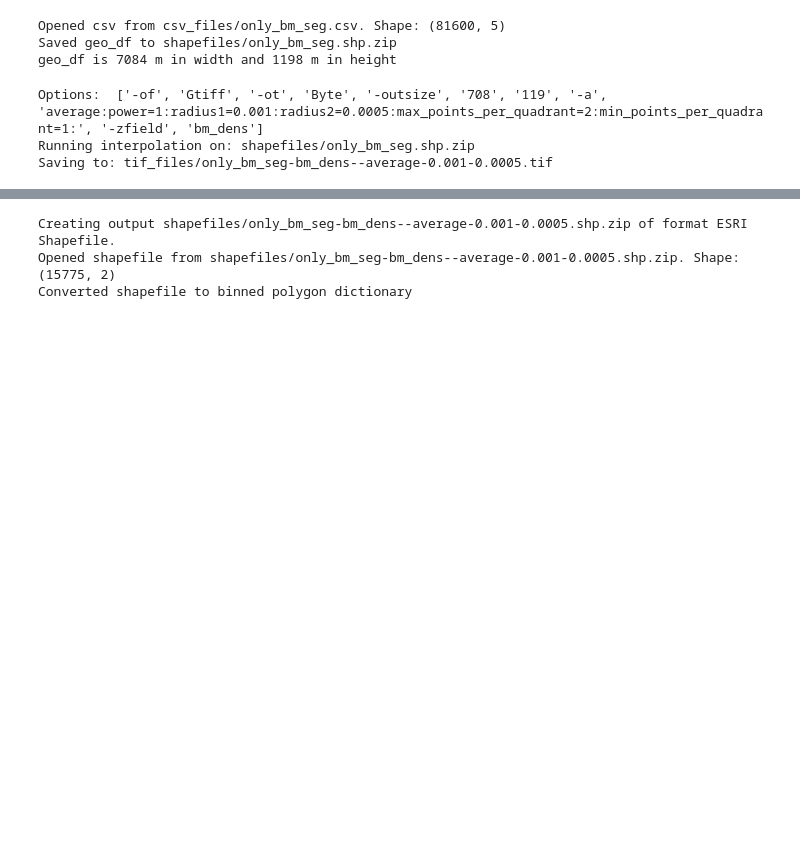
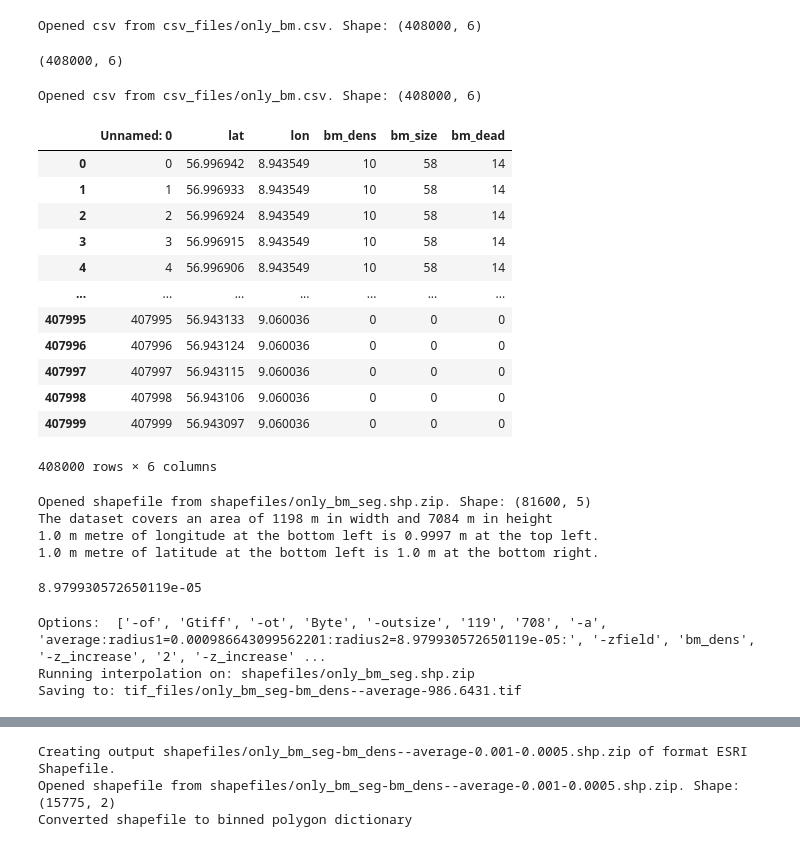
Before and after one commit to figgeous/kml-creator, a Jupyter notebook: whole_process_moving_average.ipynb, the cells around one changed output, grey strips where cells are left out. Cells and saved outputs as stored; diff of their text form; code cells hidden in the pictures; blank space fills up the shorter version.

```diff
--- a/whole_process_moving_average.ipynb
+++ b/whole_process_moving_average.ipynb
@@ -1,5 +1,27 @@
 # %%
 from scripts.scripts import *
+# %%
+open_csv_as_dataframe(file_name="only_bm").shape
+# %% [output]
+Opened csv from csv_files/only_bm.csv. Shape: (408000, 6)
+(408000, 6)
+# %%
+open(file_name="only_bm")
+# %% [output]
+Opened csv from csv_files/only_bm.csv. Shape: (408000, 6)
+|  | Unnamed: 0 | lat | lon | bm_dens | bm_size | bm_dead |
+| 0 | 0 | 56.996942 | 8.943549 | 10 | 58 | 14 |
+| 1 | 1 | 56.996933 | 8.943549 | 10 | 58 | 14 |
+| 2 | 2 | 56.996924 | 8.943549 | 10 | 58 | 14 |
+| 3 | 3 | 56.996915 | 8.943549 | 10 | 58 | 14 |
+| 4 | 4 | 56.996906 | 8.943549 | 10 | 58 | 14 |
+| ... | ... | ... | ... | ... | ... | ... |
+| 407995 | 407995 | 56.943133 | 9.060036 | 0 | 0 | 0 |
+| 407996 | 407996 | 56.943124 | 9.060036 | 0 | 0 | 0 |
+| 407997 | 407997 | 56.943115 | 9.060036 | 0 | 0 | 0 |
+| 407998 | 407998 | 56.943106 | 9.060036 | 0 | 0 | 0 |
+| 407999 | 407999 | 56.943097 | 9.060036 | 0 | 0 | 0 |
+408000 rows × 6 columns
 # %%
 bm_dens_col_name = "bm_dens"
 bm_dens_bins = (
@@ -10,17 +32,13 @@ bm_dens_bins = (
 
 # Specify file name
 main_name = "only_bm_seg"
-df = open_csv_as_dataframe(file_name=main_name,sep=",",index_col=0)
-df = add_bin_enum_to_df(df=df,bins=bm_dens_bins,column=bm_dens_col_name)
 
-geo_df = dataframe_to_shp(input_df=df)
-
-save_geodataframe_to_shp(
-    geo_df=geo_df,
+geo_df, width, height = open_or_create_and_open_shp_with_geopandas(
     file_name=main_name,
-)
-width, height = get_geodf_dimensions(geo_df=geo_df)
+    bins=bm_dens_bins,
+    target_col_for_enum=bm_dens_col_name)
 # %% [output]
-Opened csv from csv_files/only_bm_seg.csv. Shape: (81600, 5)
-Saved geo_df to shapefiles/only_bm_seg.shp.zip
-geo_df is 7084 m in width and 1198 m in height
+Opened shapefile from shapefiles/only_bm_seg.shp.zip. Shape: (81600, 5)
+The dataset covers an area of 1198 m in width and 7084 m in height
+1.0 m metre of longitude at the bottom left is 0.9997 m at the top left.
+1.0 m metre of latitude at the bottom left is 1.0 m at the bottom right.
@@ -27,4 +52,14 @@ geo_df is 7084 m in width and 1198 m in height
+# %%
+radies2_degrees
+# %% [output]
+8.979930572650119e-05
 # %%
+radius1_metres = 60
+radius2_metres = 10
+pixel_size = 10 #in metres
+start_coord = [geo_df.total_bounds[0],geo_df.total_bounds[1]]
+radius1_degrees, _ = coordinate_difference_in_metres_to_degrees(start_coord=start_coord,distance_in_metres=radius1_metres)
+_, radies2_degrees = coordinate_difference_in_metres_to_degrees(start_coord=start_coord,distance_in_metres=radius2_metres, bearing=0)
 target_column = bm_dens_col_name
 new_main_name = main_name+"-"+target_column+"-"
 new_main_name_full = run_interpolation(
@@ -32,18 +67,19 @@ new_main_name_full = run_interpolation(
     target_column=target_column,
     output_tif_name=new_main_name,
     algorithm="average",
-    radius1=0.001,
-    radius2=0.0005,
-    width=int(width/10),
-    height=int(height/10),
+    radius1=radius1_degrees,
+    radius2=radies2_degrees,
+    width=int(width/pixel_size),
+    height=int(height/pixel_size),
+    z_increase=2
     # max_points=4,
     # min_points=1,
-    max_points_per_quadrant=2,
-    min_points_per_quadrant=1,
+    # max_points_per_quadrant=2,
+    # min_points_per_quadrant=1,
 )
 # %% [output]
-Options:  ['-of', 'Gtiff', '-ot', 'Byte', '-outsize', '708', '119', '-a', 'average:power=1:radius1=0.001:radius2=0.0005:max_points_per_quadrant=2:min_points_per_quadrant=1:', '-zfield', 'bm_dens']
+Options:  ['-of', 'Gtiff', '-ot', 'Byte', '-outsize', '119', '708', '-a', 'average:radius1=0.000986643099562201:radius2=8.979930572650119e-05:', '-zfield', 'bm_dens', '-z_increase', '2', '-z_increase' ...
 Running interpolation on: shapefiles/only_bm_seg.shp.zip
-Saving to: tif_files/only_bm_seg-bm_dens--average-0.001-0.0005.tif
+Saving to: tif_files/only_bm_seg-bm_dens--average-986.6431.tif
 # %%
 #gdal_print_metadata(tif_name=new_main_name_full)
```
Also changed, not shown: parts of 6 cells of this notebook, 6 other files.
